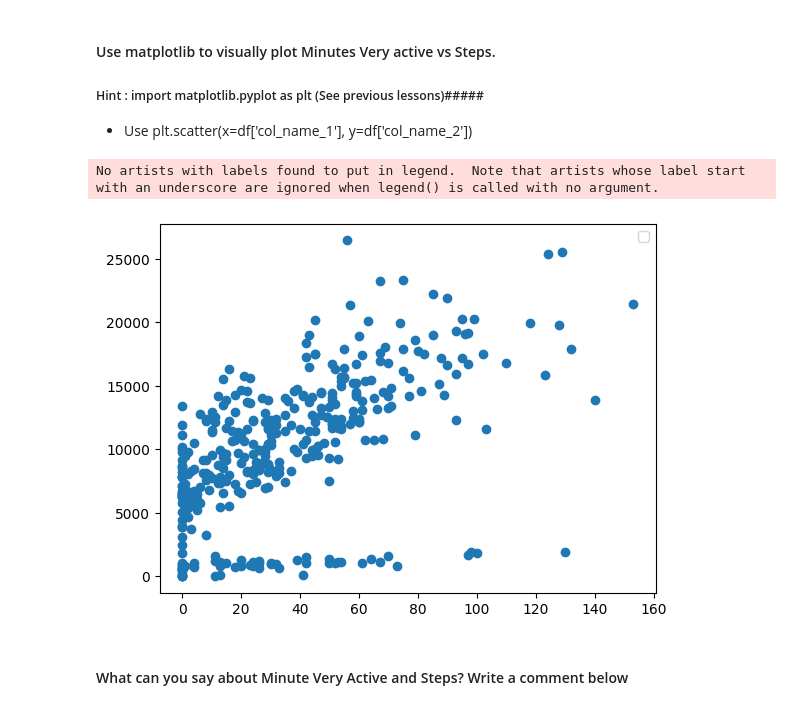
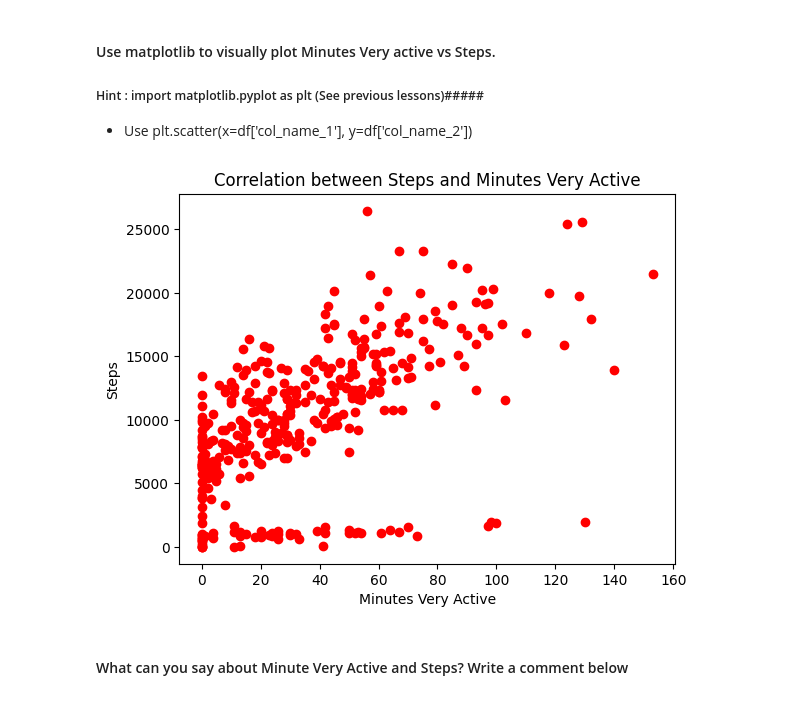
Before and after one commit to Ironhack-Data-Madrid-Octubre-2023/5.1-lab_pivot_table_and_correlation, a Jupyter notebook: your_code/main.ipynb, the cells around one changed output. Cells and saved outputs as stored; diff of their text form; code cells hidden in the pictures.

```diff
--- a/your_code/main.ipynb
+++ b/your_code/main.ipynb
@@ -295,11 +295,12 @@ import matplotlib.pyplot as plt
 
 %matplotlib inline
 # %%
-plt.scatter(x=fitbit['Minutes Very Active'], y=fitbit['Steps'])
-plt.legend();
+plt.scatter(x=fitbit['Minutes Very Active'], y=fitbit['Steps'], c='r')
+plt.xlabel('Minutes Very Active')
+plt.ylabel('Steps')
+plt.title('Correlation between Steps and Minutes Very Active');
 # %% [output]
-No artists with labels found to put in legend.  Note that artists whose label start with an underscore are ignored when legend() is called with no argument.
-[figure, old version]
+[figure, new version]
 # %% [markdown]
 #### What can you say about Minute Very Active and Steps? Write a comment below
 # %% [markdown]
```
Also changed, not shown: parts of 27 cells of this notebook.
